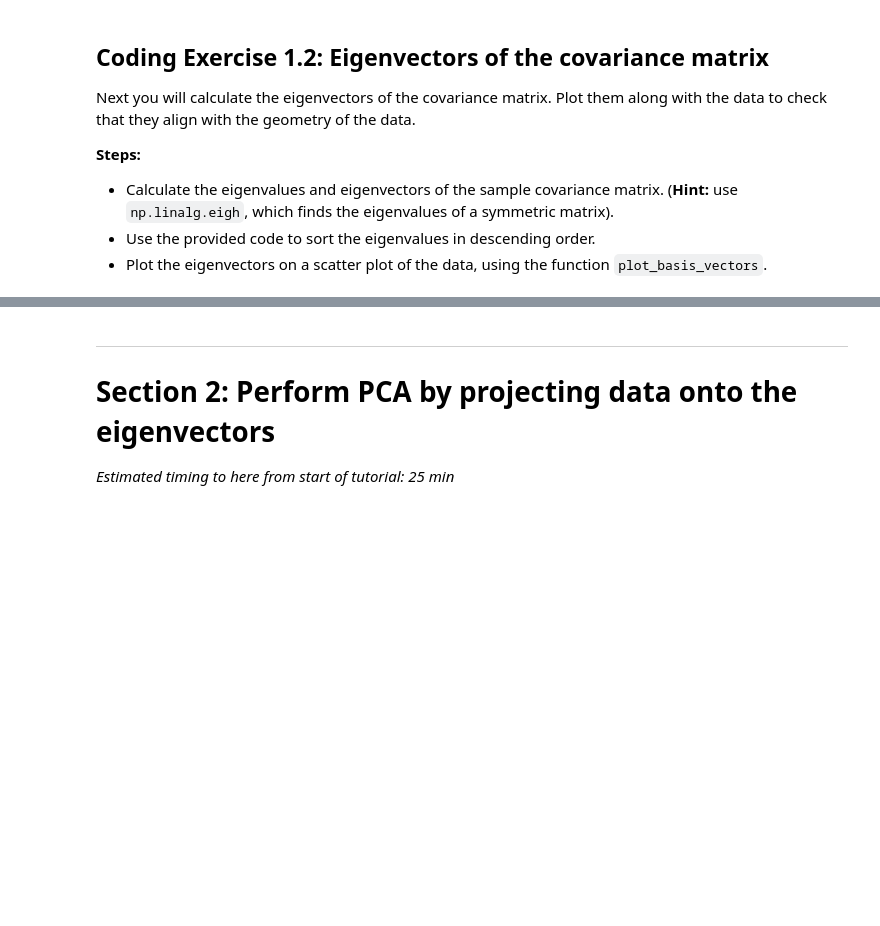
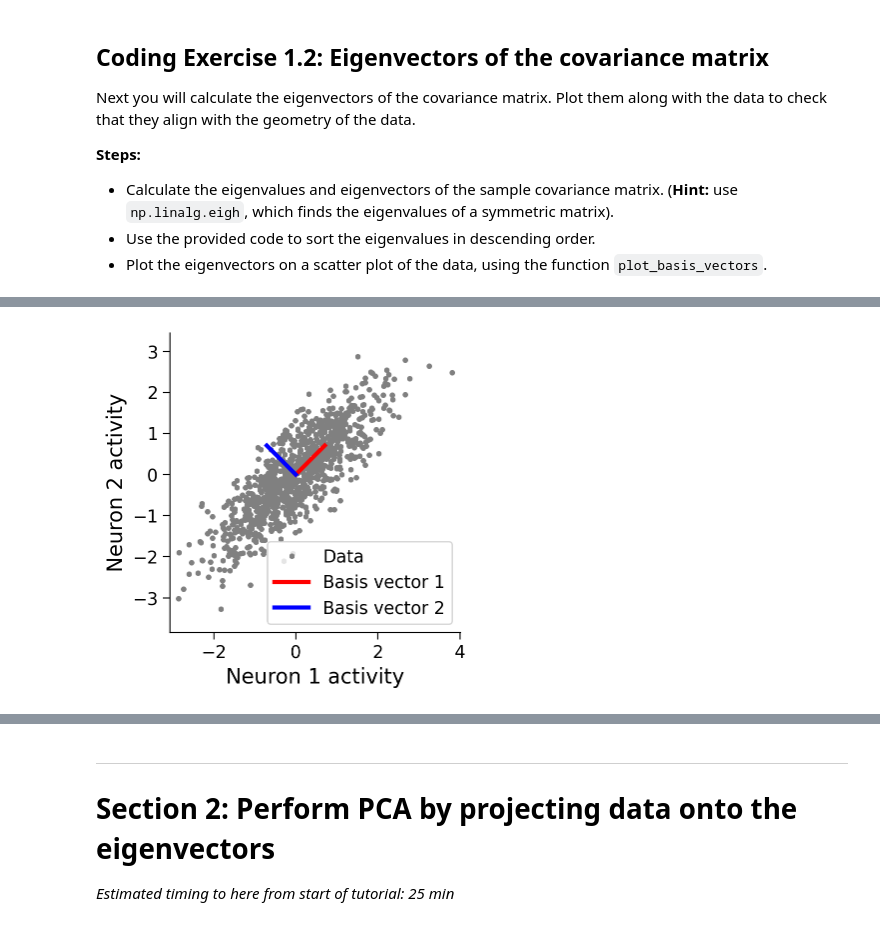
Before and after one commit to YITRALOP/NMA, a Jupyter notebook: tutorials/W1D4_DimensionalityReduction/student/W1D4_Tutorial2.ipynb, the cells around one changed output, grey strips where cells are left out. Drawn from its saved outputs; the diff is of its cells as text; code cells hidden in the pictures; blank space fills up the shorter version.

```diff
--- a/tutorials/W1D4_DimensionalityReduction/student/W1D4_Tutorial2.ipynb
+++ b/tutorials/W1D4_DimensionalityReduction/student/W1D4_Tutorial2.ipynb
@@ -460,18 +517,20 @@ help(sort_evals_descending)
 # %%
 #################################################
 ## TODO for students
 # Fill out function and remove
-raise NotImplementedError("Student exercise: calculate and sort eigenvalues")
+# raise NotImplementedError("Student exercise: calculate and sort eigenvalues")
 #################################################
 
 # Calculate the eigenvalues and eigenvectors
-evals, evectors = ...
+evals, evectors = np.linalg.eigh(cov_matrix)
 
 # Sort the eigenvalues in descending order
-evals, evectors = ...
+evals, evectors = sort_evals_descending(evals, evectors)
 
 # Visualize
 plot_basis_vectors(X, evectors)
+# %% [output]
+[figure, added]
 # %% [markdown]
 [*Click for solution*](https://github.com/NeuromatchAcademy/course-content/tree/main/tutorials/W1D4_DimensionalityReduction/solutions/W1D4_Tutorial2_Solution_97bca56d.py)
 
```
Also changed, not shown: parts of 11 cells of this notebook.
